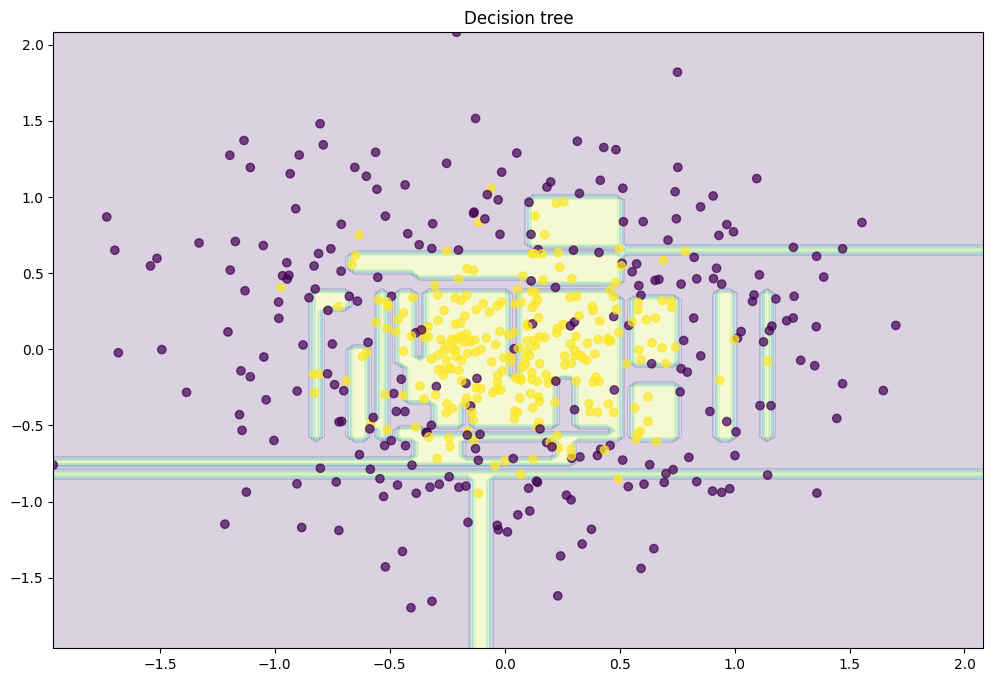
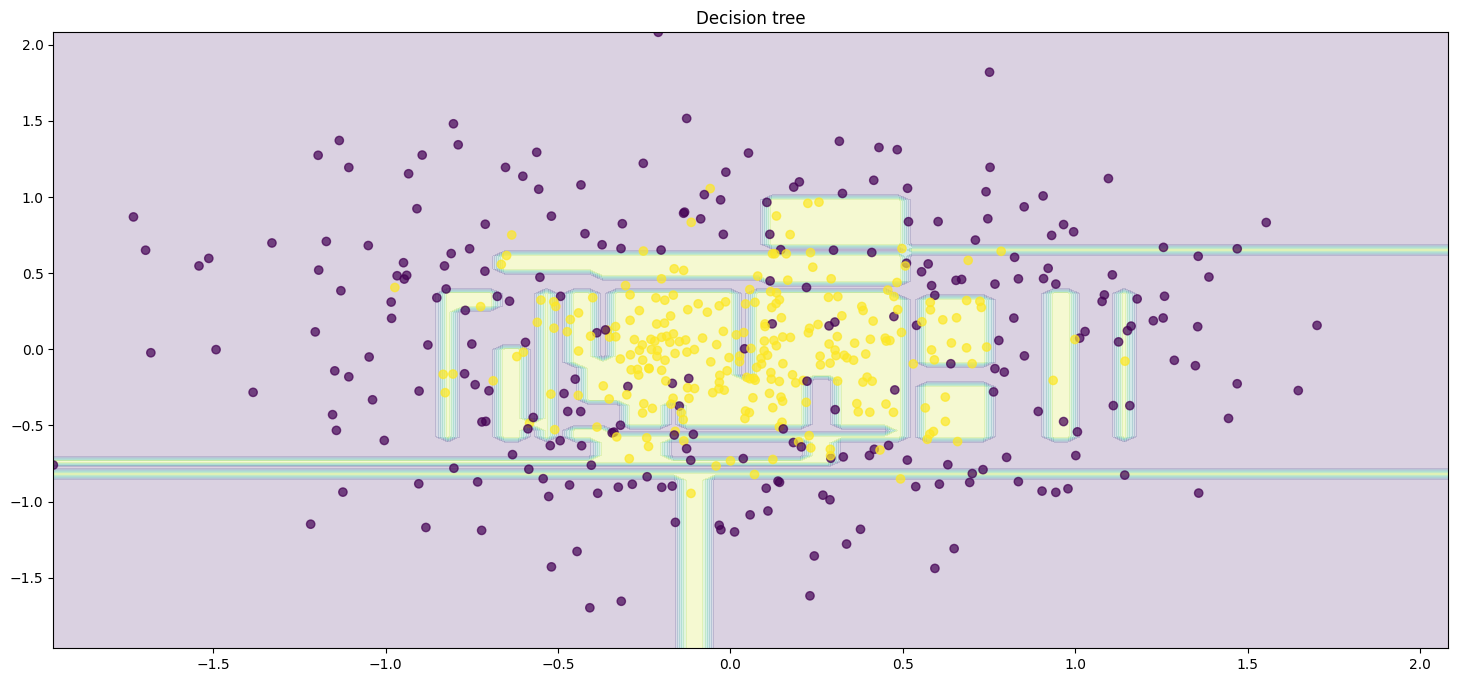
Code edit (unified diff) that turned the first committed figure into the second:
--- before
+++ after
@@ -2,5 +2,5 @@
 dtree.fit(X_train, y_train)
 
-plt.figure(figsize=(12, 8))
+plt.figure(figsize=(18, 8))
 x_range = np.linspace(X.min(), X.max(), 100)
 xx1, xx2 = np.meshgrid(x_range, x_range)
@@ -11,2 +11,4 @@
 plt.title("Decision tree")
 plt.show()
+
+# this graph below is an example of low bias and high variance

Commit: 07-02-2026